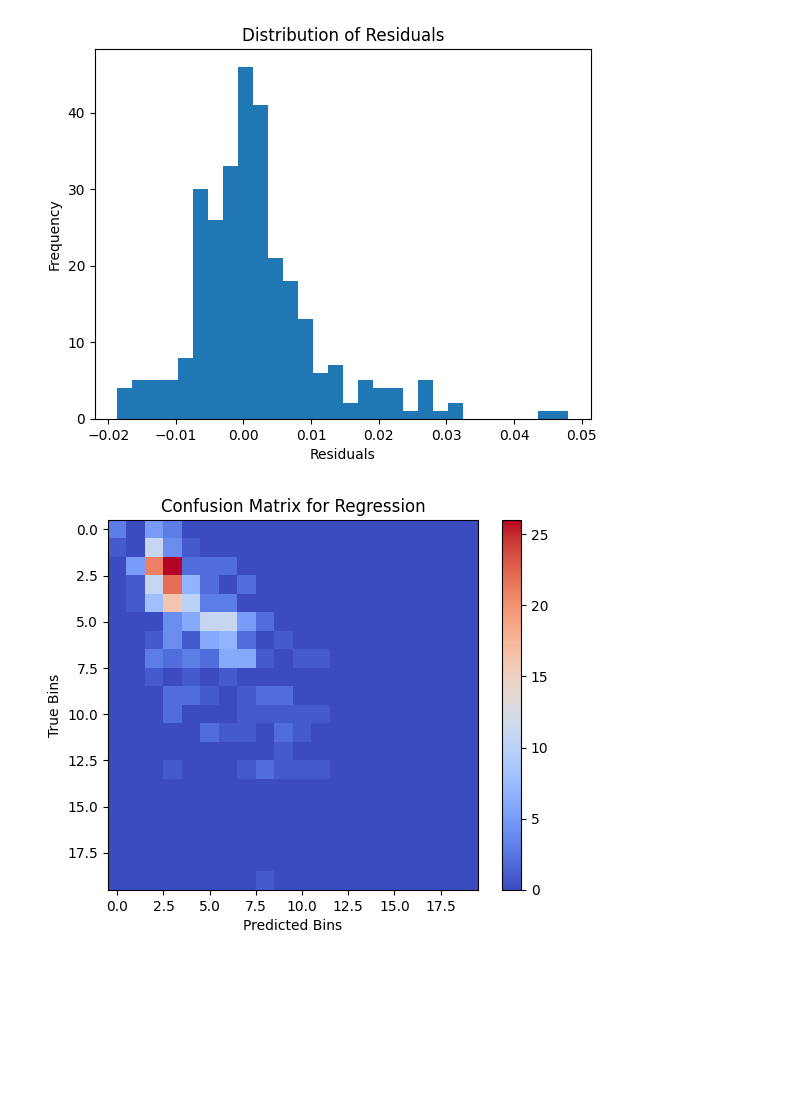
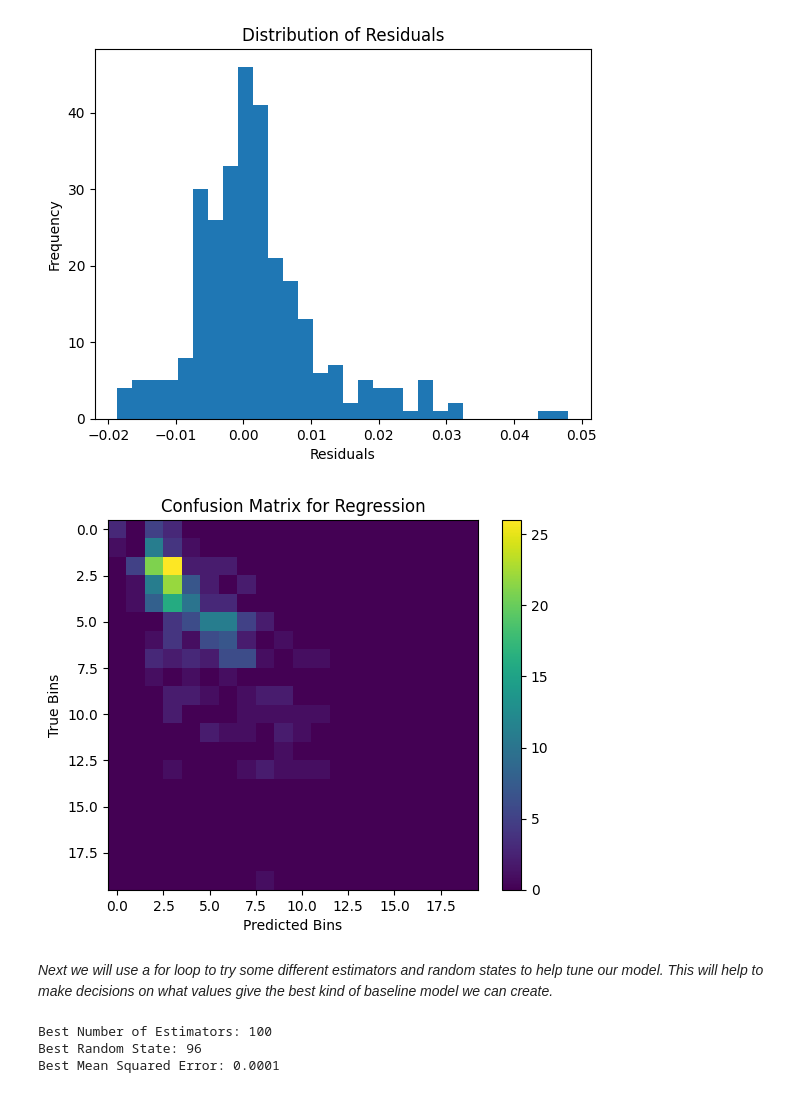
Before and after one commit to Ciscoslahs/CS39AA-CiscoProject, a Jupyter notebook: mlprojectbaselinemodel.ipynb, the cells around one changed output. Drawn from its saved outputs; the diff is of its cells as text; code cells hidden in the pictures; blank space fills up the shorter version.

Commit message:
Kaggle Notebook | MLProjectBaselineModel | Version 4

```diff
--- a/mlprojectbaselinemodel.ipynb
+++ b/mlprojectbaselinemodel.ipynb
@@ -129,23 +100,60 @@ plt.show()
 # %%
 #Binning true and predicted values to create categories
 bins = np.linspace(min(y_test.min(), y_pred.min()), max(y_test.max(), y_pred.max()), 20)
 true_bins = np.digitize(y_test, bins)
 pred_bins = np.digitize(y_pred, bins)
 
 #Count the occurrences in each bin to create a confusion matrix
 confusion_matrix = np.zeros((len(bins), len(bins)))
 
 for i in range(len(bins)):
     for j in range(len(bins)):
         confusion_matrix[i, j] = np.sum((true_bins == i + 1) & (pred_bins == j + 1))
 
 #Plot the confusion matrix as a heatmap
-plt.imshow(confusion_matrix, cmap='coolwarm', interpolation='nearest')
+plt.imshow(confusion_matrix, cmap='viridis', interpolation='nearest')
 plt.title('Confusion Matrix for Regression')
 plt.xlabel('Predicted Bins')
 plt.ylabel('True Bins')
 plt.colorbar()
 
 plt.show()
 # %% [output]
-[figure, old version]
+[figure, new version]
+# %% [markdown]
+_Next we will use a for loop to try some different estimators and random states to help tune our model.  This will help to make decisions on what values give the best kind of baseline model we can create._
+# %%
+estimators_range = [10, 25, 50, 100]
+random_states_range = [42, 65, 96, 123]
+
+#Initialize variables to store the best hyperparameters and performance
+best_estimators = None
+best_random_state = None
+best_mse = float('inf')
+
+for estimators in estimators_range:
+    for random_state in random_states_range:
+        #Create and fit the Random Forest Regressor model
+        rf_model = RandomForestRegressor(n_estimators=estimators, random_state=random_state)
+        rf_model.fit(X_train, y_train)
+
+        #Make predictions on the test set
+        y_pred = rf_model.predict(X_test)
+
+        #Evaluate the model using Mean Squared Error
+        mse = mean_squared_error(y_test, y_pred)
+
+        #Check if the current combination of hyperparameters is the best
+        if mse < best_mse:
+            best_mse = mse
+            best_estimators = estimators
+            best_random_state = random_state
+
+#Print the best hyperparameters and performance
+print(f"Best Number of Estimators: {best_estimators}")
+print(f"Best Random State: {best_random_state}")
+print(f"Best Mean Squared Error: {best_mse:.4f}")
+# %% [output]
+Best Number of Estimators: 100
+Best Random State: 96
+Best Mean Squared Error: 0.0001
```
Also changed, not shown: parts of 10 cells of this notebook.
